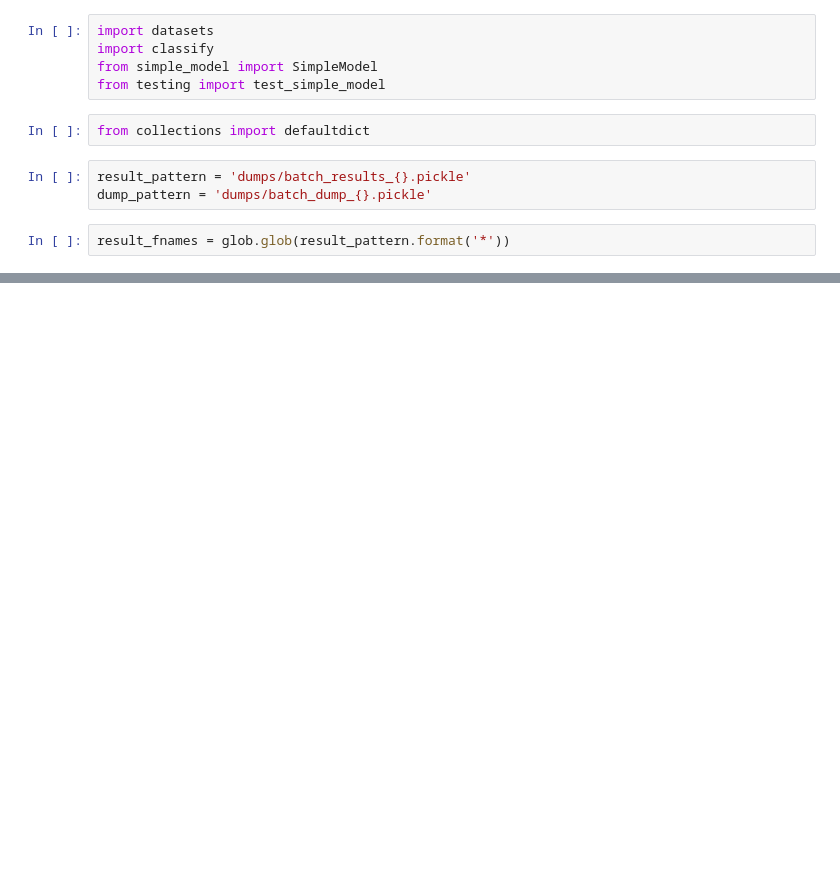
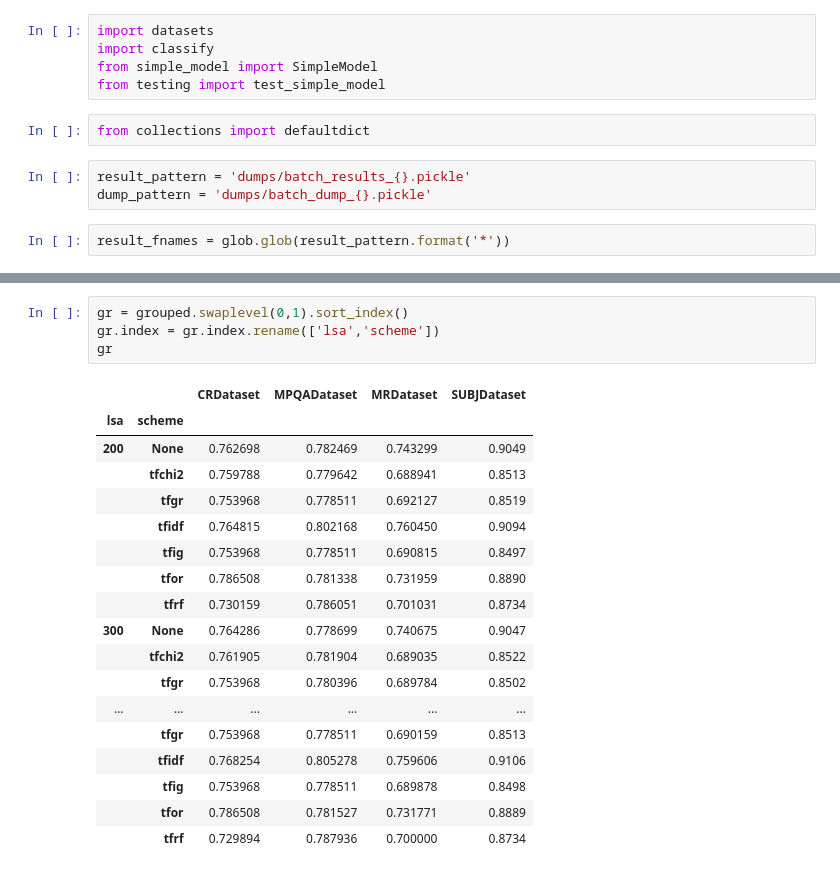
Before and after one commit to vlejd/diploma_thesis, a Jupyter notebook: lsa_backprop/exepriments_batch_results.ipynb, the cells around one changed output, grey strips where cells are left out. Saved outputs shown, nothing was run; the diff lists cells and outputs as text; blank space fills up the shorter version.

```diff
--- a/lsa_backprop/exepriments_batch_results.ipynb
+++ b/lsa_backprop/exepriments_batch_results.ipynb
@@ -71,0 +138,23 @@ str(None)
+# %%
+gr = grouped.swaplevel(0,1).sort_index()
+gr.index = gr.index.rename(['lsa','scheme'])
+gr
+# %% [output]
+|  |  | CRDataset | MPQADataset | MRDataset | SUBJDataset |
+| lsa | scheme |  |  |  |  |
+| 200 | None | 0.762698 | 0.782469 | 0.743299 | 0.9049 |
+|  | tfchi2 | 0.759788 | 0.779642 | 0.688941 | 0.8513 |
+|  | tfgr | 0.753968 | 0.778511 | 0.692127 | 0.8519 |
+|  | tfidf | 0.764815 | 0.802168 | 0.760450 | 0.9094 |
+|  | tfig | 0.753968 | 0.778511 | 0.690815 | 0.8497 |
+|  | tfor | 0.786508 | 0.781338 | 0.731959 | 0.8890 |
+|  | tfrf | 0.730159 | 0.786051 | 0.701031 | 0.8734 |
+| 300 | None | 0.764286 | 0.778699 | 0.740675 | 0.9047 |
+|  | tfchi2 | 0.761905 | 0.781904 | 0.689035 | 0.8522 |
+|  | tfgr | 0.753968 | 0.780396 | 0.689784 | 0.8502 |
+| ... | ... | ... | ... | ... | ... |
+|  | tfgr | 0.753968 | 0.778511 | 0.690159 | 0.8513 |
+|  | tfidf | 0.768254 | 0.805278 | 0.759606 | 0.9106 |
+|  | tfig | 0.753968 | 0.778511 | 0.689878 | 0.8498 |
+|  | tfor | 0.786508 | 0.781527 | 0.731771 | 0.8889 |
+|  | tfrf | 0.729894 | 0.787936 | 0.700000 | 0.8734 |
```
Also changed, not shown: parts of 22 cells of this notebook, 1 other file.
